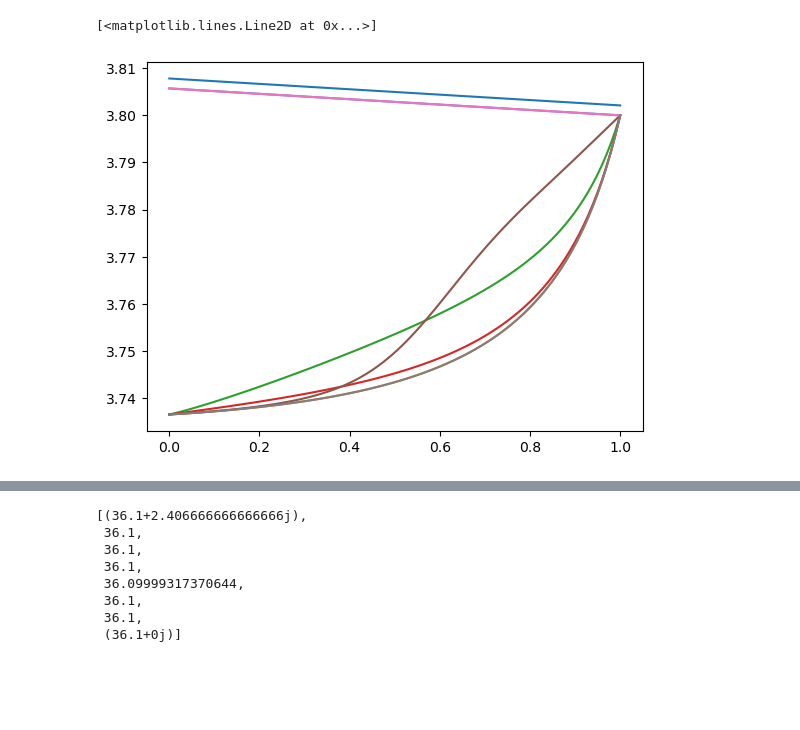
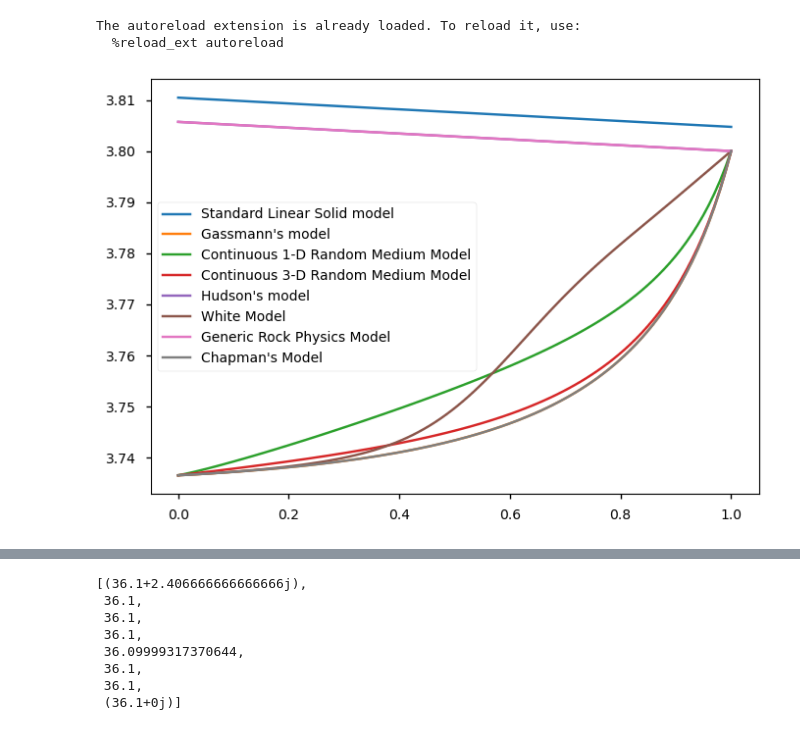
Before and after one commit to gpap-gpap/mantis-core-examples, a Jupyter notebook: Example_2_Rocks.ipynb, the cells around one changed output, grey strips where cells are left out. Cells and saved outputs as stored; diff of their text form; code cells hidden in the pictures; blank space fills up the shorter version.

```diff
--- a/Example_2_Rocks.ipynb
+++ b/Example_2_Rocks.ipynb
@@ -5,7 +5,14 @@ import numpy as np
 import mantis_core.rock_physics as manRP
 import mantis_core.rock_physics.fluid as manFL
 from mantis_core.rock_physics.fluid_presets import presets as manPResets
+import matplotlib.pyplot as plt
+import matplotlib as mpl
+mpl.rcParams.update(mpl.rcParamsDefault)
+plt.style.use('seaborn-v0_8-notebook')
 import numpy as np
+# %% [output]
+The autoreload extension is already loaded. To reload it, use:
+  %reload_ext autoreload
 # %%
 water = manRP.fluid.Fluid.from_presets(name="Water", temperature=30, pressure=25)
 co2 = manRP.fluid.Fluid.from_presets(name="CarbonDioxide", temperature=30, pressure=25)
@@ -20,7 +27,7 @@ parameters = {
     "permeability": 1e-12,
     "patch_size": 0.0001,
     "bubble_radius": 0.0005,
-    "Q_sls":15,
+    "Q_sls":10,
     "Log_omega_ref":0,
     "crack_density": 0.01,
     "aspect_ratio": 0.000001,
@@ -43,23 +50,19 @@ calibrated = {model: manRP.models(identifier=model, **pars) for model in models}
 # %%
 s = np.linspace(0, 1, 100)
 water_co2_mix.saturation = 1
 density = manRP.density.Density.from_insitu(Rho=in_situ["Rho"], fluid=water_co2_mix,Rho_d=2.65)
-import matplotlib.pyplot as plt
+
 fig, ax = plt.subplots()
 data = np.empty((len(calibrated), len(s)))
 for j, sat in enumerate(s):
     water_co2_mix.saturation = sat
     for i, model in enumerate(calibrated.items()):
         m, v = model
         data[i, j] = np.real(np.sqrt(v.Cij()[0,0]/density()))
-ax.plot(s, data[0, :])
-ax.plot(s, data[1, :])
-ax.plot(s, data[2, :])
-ax.plot(s, data[3, :])
-ax.plot(s, data[4, :])
-ax.plot(s, data[5, :])
-ax.plot(s, data[6, :])
-ax.plot(s, data[7, :])
+for i, d in enumerate(data):
+    ax.plot(s, d, label=calibrated[list(calibrated.keys())[i]].name)
+ax.legend()
+plt.show()
+plt.close()
 # %% [output]
-[<matplotlib.lines.Line2D at 0x...>]
-[figure, old version]
+[figure, new version]
```
Also changed, not shown: parts of 2 cells of this notebook.
